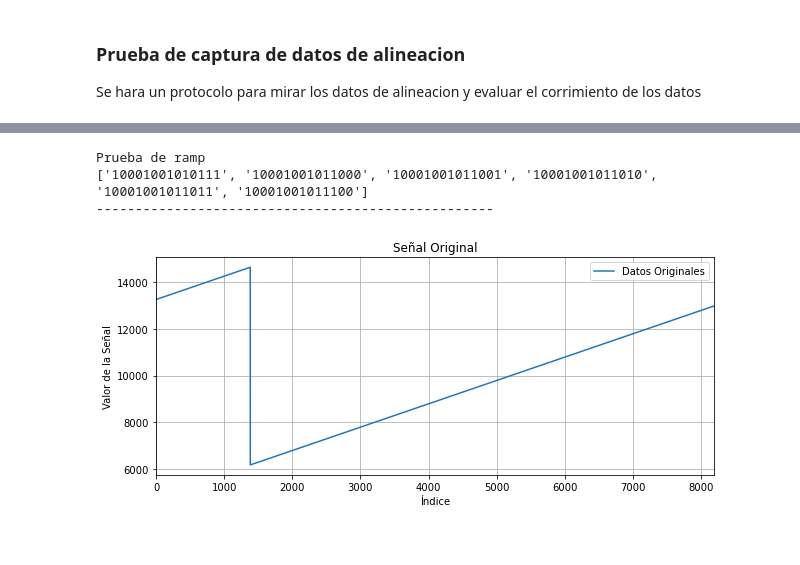
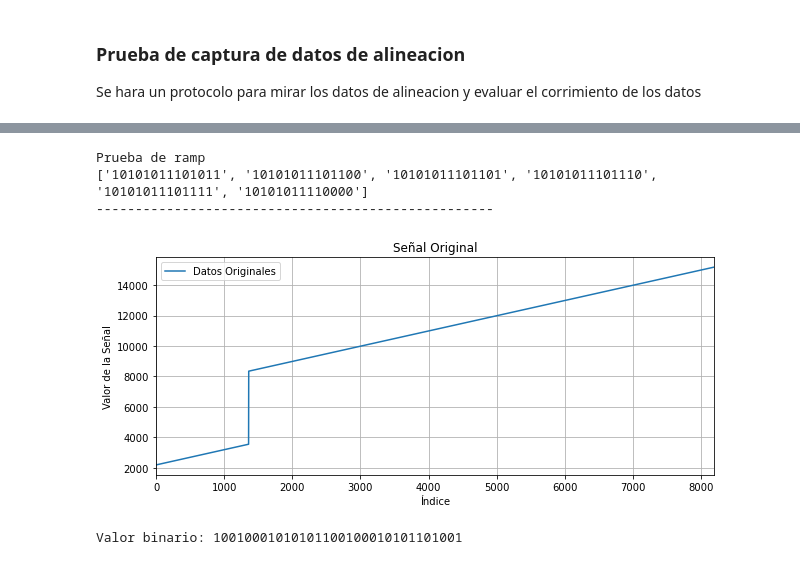
Before and after one commit to fabioc9675/DUNE_Daphne_v3_AFE, a Jupyter notebook: Petalinux/file_transfer/AFE_Test.ipynb, the cells around one changed output, grey strips where cells are left out. Cells and saved outputs as stored; diff of their text form; code cells hidden in the pictures.

```diff
--- a/Petalinux/file_transfer/AFE_Test.ipynb
+++ b/Petalinux/file_transfer/AFE_Test.ipynb
@@ -400,15 +435,19 @@ Prueba de sync
 # %%
 # prueba de ramp
 my_library.HAL_AFE_RampTest(my_library.hafe0)
 my_library.HAL_AFEWriteRegister(hafe0, 4, ctypes.byref((ctypes.c_uint16)(0x18)))
 print("Prueba de ramp")
-data_r = dma_data_request()
-print_binary(data_r)
+prueba_data()
 print("---------------------------------------------------")
-
-plot_data(data_r)
 # %% [output]
 Prueba de ramp
-['10001001010111', '10001001011000', '10001001011001', '10001001011010', '10001001011011', '10001001011100']
+['10101011101011', '10101011101100', '10101011101101', '10101011101110', '10101011101111', '10101011110000']
 ---------------------------------------------------
-[figure, old version]
+[figure, new version]
+# %%
+bin_value = read_devmem_binary("0x80050008")
+print("Valor binario:", bin_value)
+bin_value = read_devmem_binary("0x80050008")
+print("Valor binario:", bin_value)
+# %% [output]
+Valor binario: 10010001010101100100010101101001
```
Also changed, not shown: parts of 12 cells of this notebook, 16 other files.
